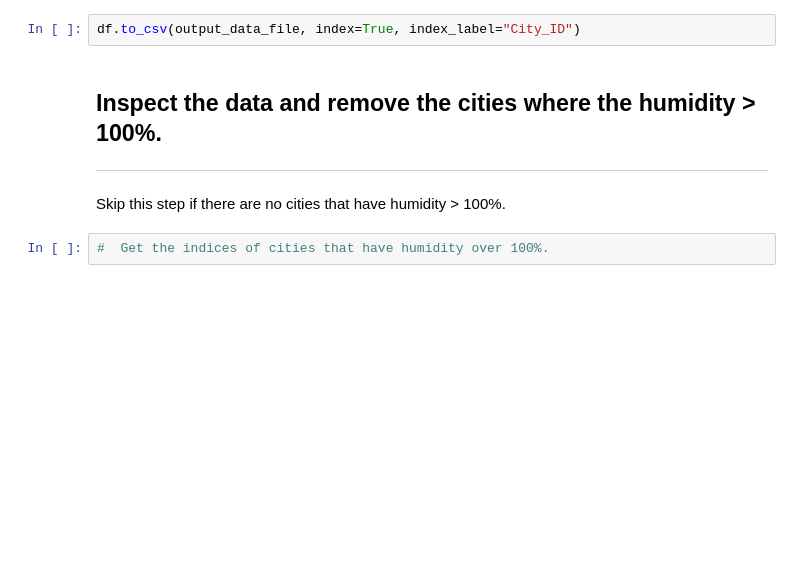
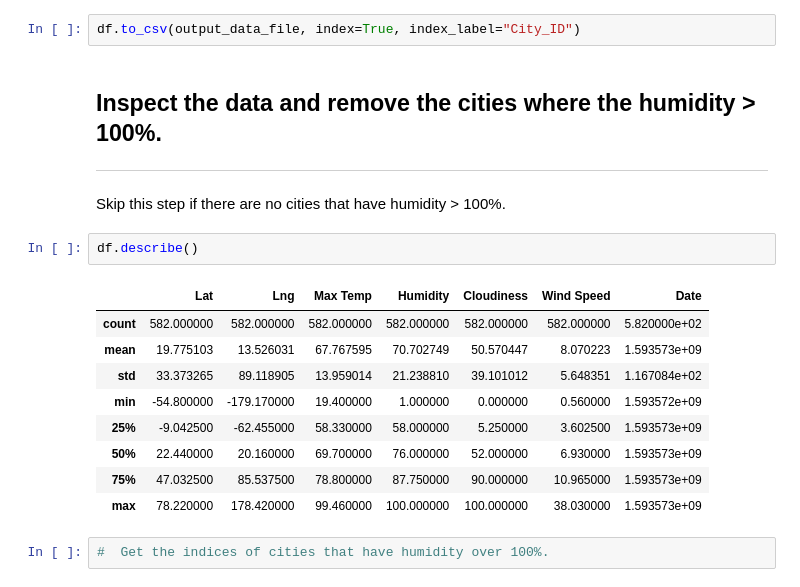
Before and after one commit to momcancode/API-challenge, a Jupyter notebook: WeatherPy/WeatherPy.ipynb, the cells around one changed output. Cells and saved outputs as stored; diff of their text form; blank space fills up the shorter version.

```diff
--- a/WeatherPy/WeatherPy.ipynb
+++ b/WeatherPy/WeatherPy.ipynb
@@ -168,6 +168,18 @@ df.to_csv(output_data_file, index=True, index_label="City_ID")
 ## Inspect the data and remove the cities where the humidity > 100%.
 ----
 Skip this step if there are no cities that have humidity > 100%.
+# %%
+df.describe()
+# %% [output]
+|  | Lat | Lng | Max Temp | Humidity | Cloudiness | Wind Speed | Date |
+| count | 582.000000 | 582.000000 | 582.000000 | 582.000000 | 582.000000 | 582.000000 | 5.820000e+02 |
+| mean | 19.775103 | 13.526031 | 67.767595 | 70.702749 | 50.570447 | 8.070223 | 1.593573e+09 |
+| std | 33.373265 | 89.118905 | 13.959014 | 21.238810 | 39.101012 | 5.648351 | 1.167084e+02 |
+| min | -54.800000 | -179.170000 | 19.400000 | 1.000000 | 0.000000 | 0.560000 | 1.593572e+09 |
+| 25% | -9.042500 | -62.455000 | 58.330000 | 58.000000 | 5.250000 | 3.602500 | 1.593573e+09 |
+| 50% | 22.440000 | 20.160000 | 69.700000 | 76.000000 | 52.000000 | 6.930000 | 1.593573e+09 |
+| 75% | 47.032500 | 85.537500 | 78.800000 | 87.750000 | 90.000000 | 10.965000 | 1.593573e+09 |
+| max | 78.220000 | 178.420000 | 99.460000 | 100.000000 | 100.000000 | 38.030000 | 1.593573e+09 |
 # %%
 #  Get the indices of cities that have humidity over 100%.
 # %%
```
Also changed, not shown: 5 other files.
